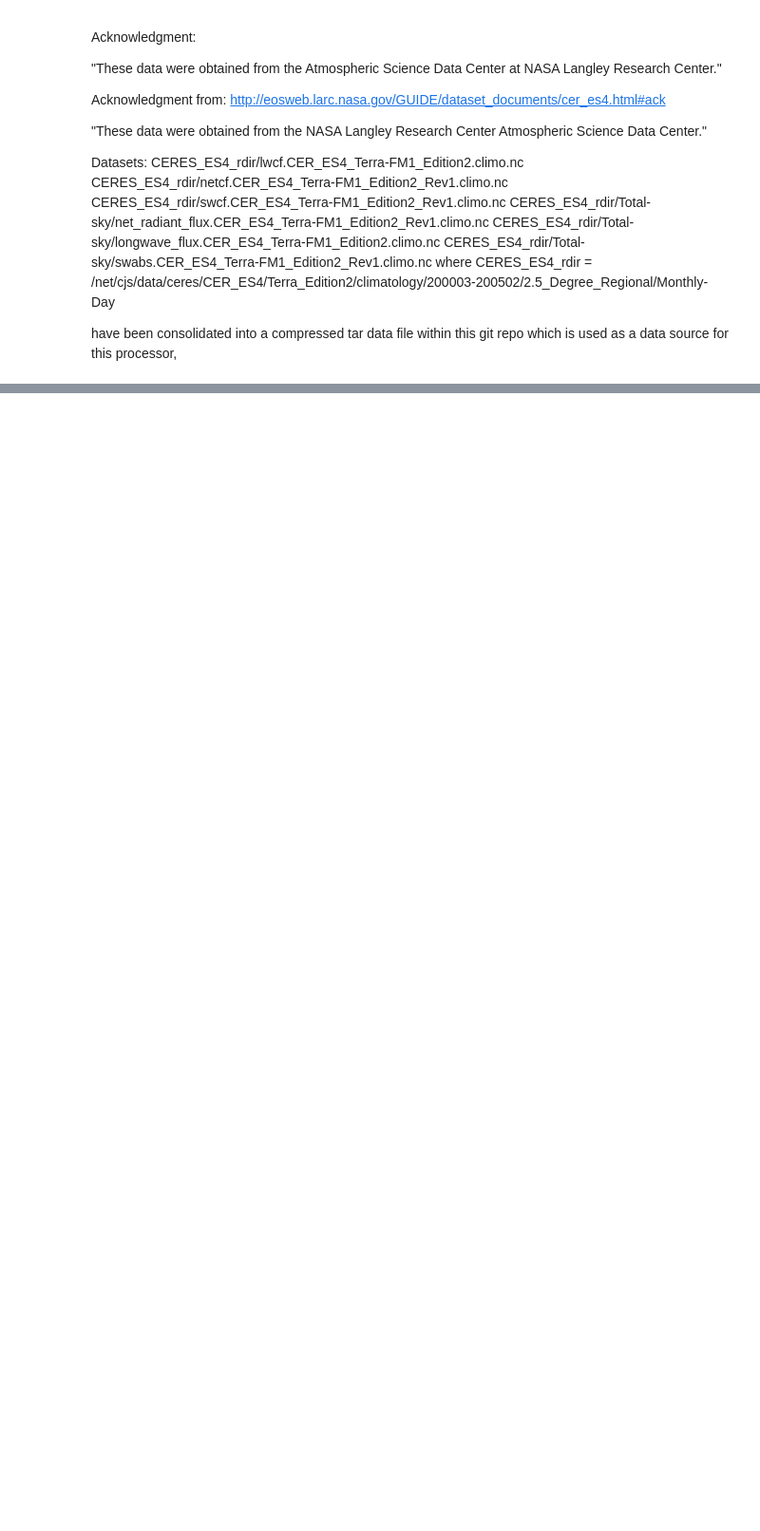
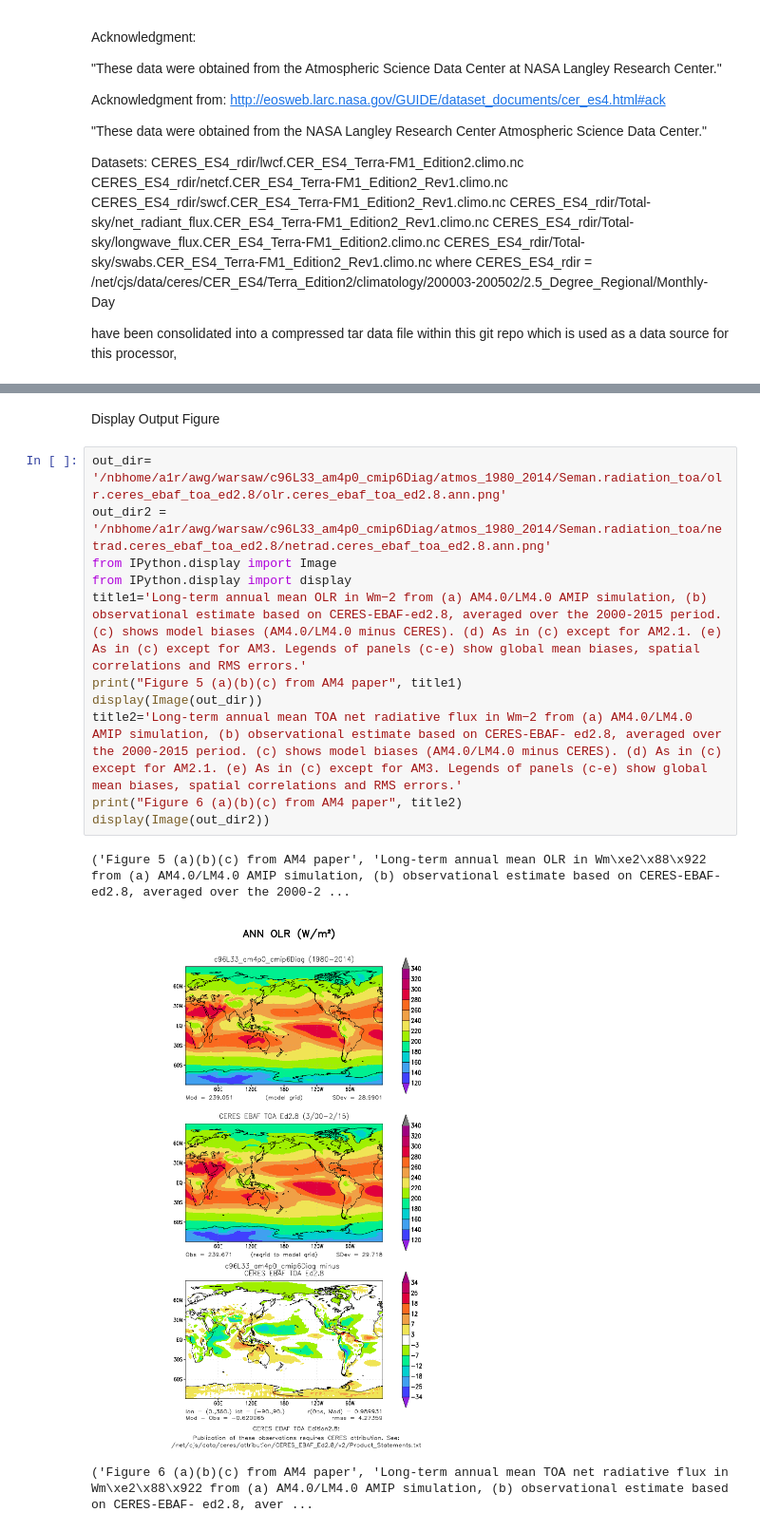
Before and after one commit to NOAA-GFDL/AM4, a Jupyter notebook: cjs1/radiation_atmos_av_mon/radiation_atmos_av_mon.ipynb, the cells around one changed output, grey strips where cells are left out. Shown at 95% size. Cells and saved outputs as stored; diff of their text form; blank space fills up the shorter version.

Commit message:
figures displayed

```diff
--- a/cjs1/radiation_atmos_av_mon/radiation_atmos_av_mon.ipynb
+++ b/cjs1/radiation_atmos_av_mon/radiation_atmos_av_mon.ipynb
@@ -184,0 +169,17 @@ out_dir: /nbhome/a1r/cjs/output/radiation_atmos_av_mon/v1110//atmos_1980_2014
+# %% [markdown]
+Display Output Figure
+# %%
+out_dir= '/nbhome/a1r/awg/warsaw/c96L33_am4p0_cmip6Diag/atmos_1980_2014/Seman.radiation_toa/olr.ceres_ebaf_toa_ed2.8/olr.ceres_ebaf_toa_ed2.8.ann.png'
+out_dir2 = '/nbhome/a1r/awg/warsaw/c96L33_am4p0_cmip6Diag/atmos_1980_2014/Seman.radiation_toa/netrad.ceres_ebaf_toa_ed2.8/netrad.ceres_ebaf_toa_ed2.8.ann.png'
+from IPython.display import Image
+from IPython.display import display
+title1='Long-term annual mean OLR in Wm−2 from (a) AM4.0/LM4.0 AMIP simulation, (b) observational estimate based on CERES-EBAF-ed2.8, averaged over the 2000-2015 period. (c) shows model biases (AM4.0/LM4.0 minus CERES). (d) As in (c) except for AM2.1. (e) As in (c) except for AM3. Legends of panels (c-e) show global mean biases, spatial correlations and RMS errors.'
+print("Figure 5 (a)(b)(c) from AM4 paper", title1)
+display(Image(out_dir))
+title2='Long-term annual mean TOA net radiative flux in Wm−2 from (a) AM4.0/LM4.0 AMIP simulation, (b) observational estimate based on CERES-EBAF- ed2.8, averaged over the 2000-2015 period. (c) shows model biases (AM4.0/LM4.0 minus CERES). (d) As in (c) except for AM2.1. (e) As in (c) except for AM3. Legends of panels (c-e) show global mean biases, spatial correlations and RMS errors.'
+print("Figure 6 (a)(b)(c) from AM4 paper", title2)
+display(Image(out_dir2))
+# %% [output]
+('Figure 5 (a)(b)(c) from AM4 paper', 'Long-term annual mean OLR in Wm\xe2\x88\x922 from (a) AM4.0/LM4.0 AMIP simulation, (b) observational estimate based on CERES-EBAF-ed2.8, averaged over the 2000-2 ...
+[figure, added]
+('Figure 6 (a)(b)(c) from AM4 paper', 'Long-term annual mean TOA net radiative flux in Wm\xe2\x88\x922 from (a) AM4.0/LM4.0 AMIP simulation, (b) observational estimate based on CERES-EBAF- ed2.8, aver ...
```
Also changed, not shown: parts of 4 cells of this notebook.
